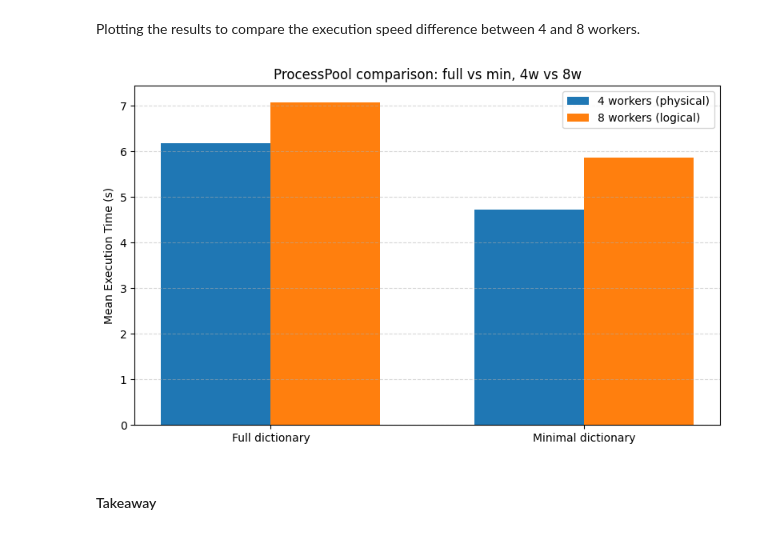
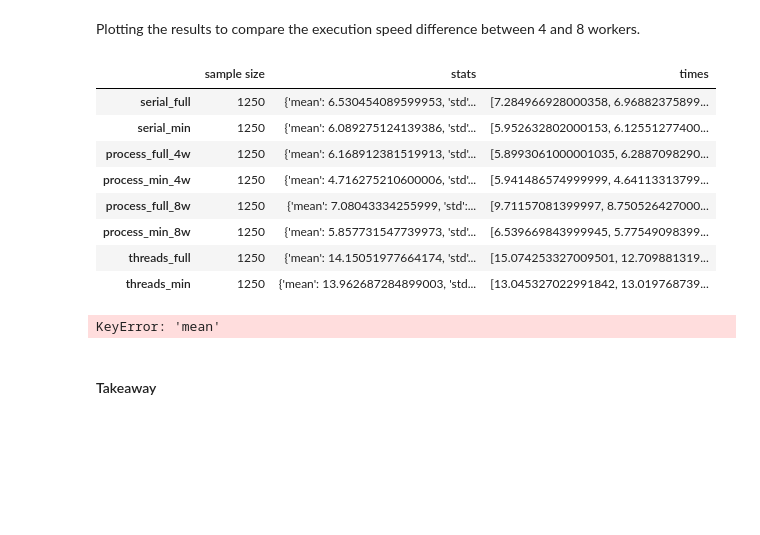
Before and after one commit to G-Gress/python_parallelism, a Jupyter notebook: notebooks/exploration.ipynb, the cells around one changed output. Saved outputs shown, nothing was run; the diff lists cells and outputs as text; code cells hidden in the pictures; blank space fills up the shorter version.

Commit message:
Fixed load_benchmarks_as_dataframe funciton

```diff
--- a/notebooks/exploration.ipynb
+++ b/notebooks/exploration.ipynb
@@ -755,18 +755,21 @@ Min  dict  | 4 workers (physical)        4.716s   0.350s   3.895s   5.941s
 Min  dict  | 8 workers (logical)         5.858s   0.339s   4.749s   7.533s
 # %% [markdown]
 Plotting the results to compare the execution speed difference between 4 and 8 workers.
+# %%
+df_benchmark
+# %% [output]
+|  | sample size | stats | times |
+| serial_full | 1250 | {'mean': 6.530454089599953, 'std'... | [7.284966928000358, 6.96882375899... |
+| serial_min | 1250 | {'mean': 6.089275124139386, 'std'... | [5.952632802000153, 6.12551277400... |
+| process_full_4w | 1250 | {'mean': 6.168912381519913, 'std'... | [5.8993061000001035, 6.2887098290... |
+| process_min_4w | 1250 | {'mean': 4.716275210600006, 'std'... | [5.941486574999999, 4.64113313799... |
+| process_full_8w | 1250 | {'mean': 7.08043334255999, 'std':... | [9.71157081399997, 8.750526427000... |
+| process_min_8w | 1250 | {'mean': 5.857731547739973, 'std'... | [6.539669843999945, 5.77549098399... |
+| threads_full | 1250 | {'mean': 14.15051977664174, 'std'... | [15.074253327009501, 12.709881319... |
+| threads_min | 1250 | {'mean': 13.962687284899003, 'std... | [13.045327022991842, 13.019768739... |
 # %%
 # Load the json into a dataframe
-df_benchmark = pd.read_json(BENCHMARK_RESULTS_PATH).T
-
-# Flatten the "stats" column into separate columns in the dataframe
-stats_columns = df_benchmark["stats"].apply(pd.Series)
-
-# Concatenate the original dataframe with the new stats columns and drop the original "stats" column
-df_benchmark = pd.concat(
-    [df_benchmark.drop(columns=["stats"]), stats_columns],
-    axis=1
-)
+df_benchmark = load_benchmarks_as_dataframe(BENCHMARK_RESULTS_PATH)
 
 # Display the dataframe
 groups = ["Full dictionary", "Minimal dictionary"]
@@ -774,8 +777,8 @@ x = np.arange(len(groups))
 width = 0.35
 
 means_4w = [
-    df_benchmark.loc["process_full", "mean"],
-    df_benchmark.loc["process_min", "mean"]
+    df_benchmark.loc["process_full_4w", "mean"],
+    df_benchmark.loc["process_min_4w", "mean"]
 ]
 means_8w = [
     df_benchmark.loc["process_full_8w", "mean"],
@@ -794,7 +797,7 @@ plt.legend()
 plt.tight_layout()
 plt.show()
 # %% [output]
-[figure, removed]
+KeyError: 'mean'
 # %% [markdown]
 #### Takeaway
 # %% [markdown]
```
Also changed, not shown: parts of 1 cell of this notebook.
